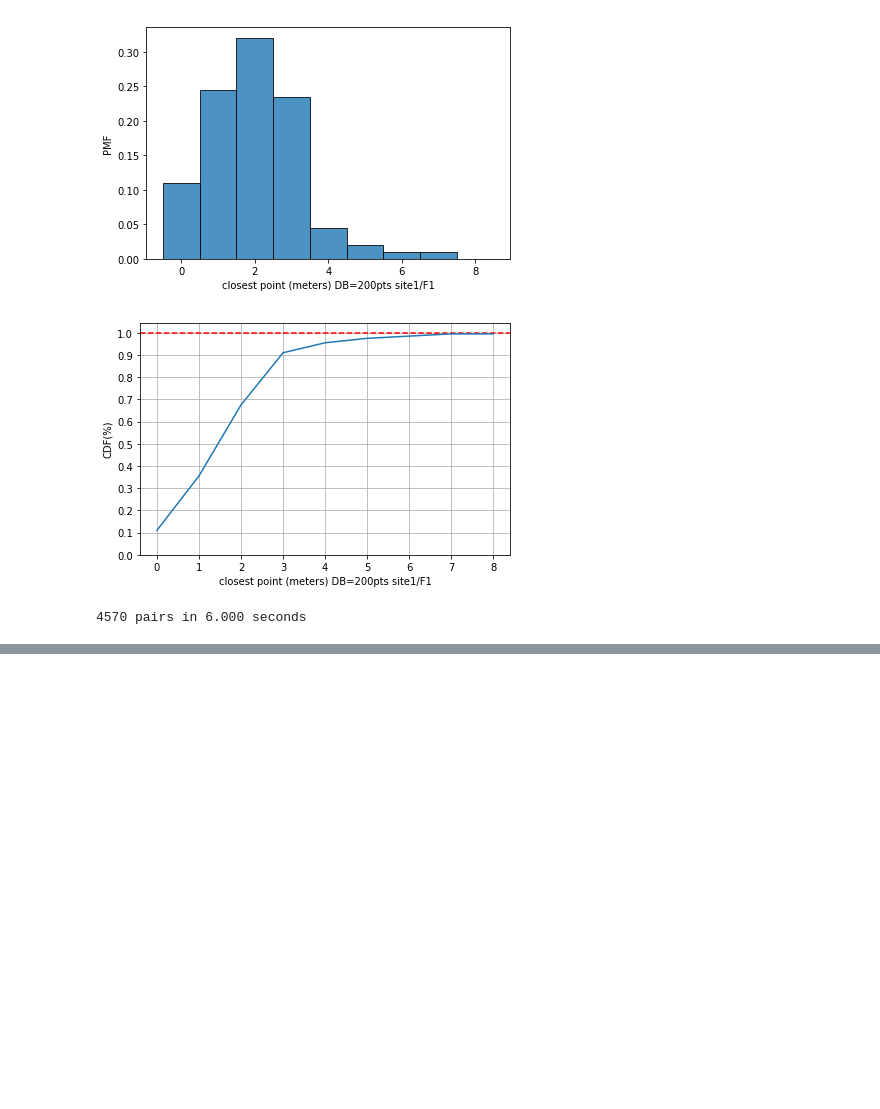
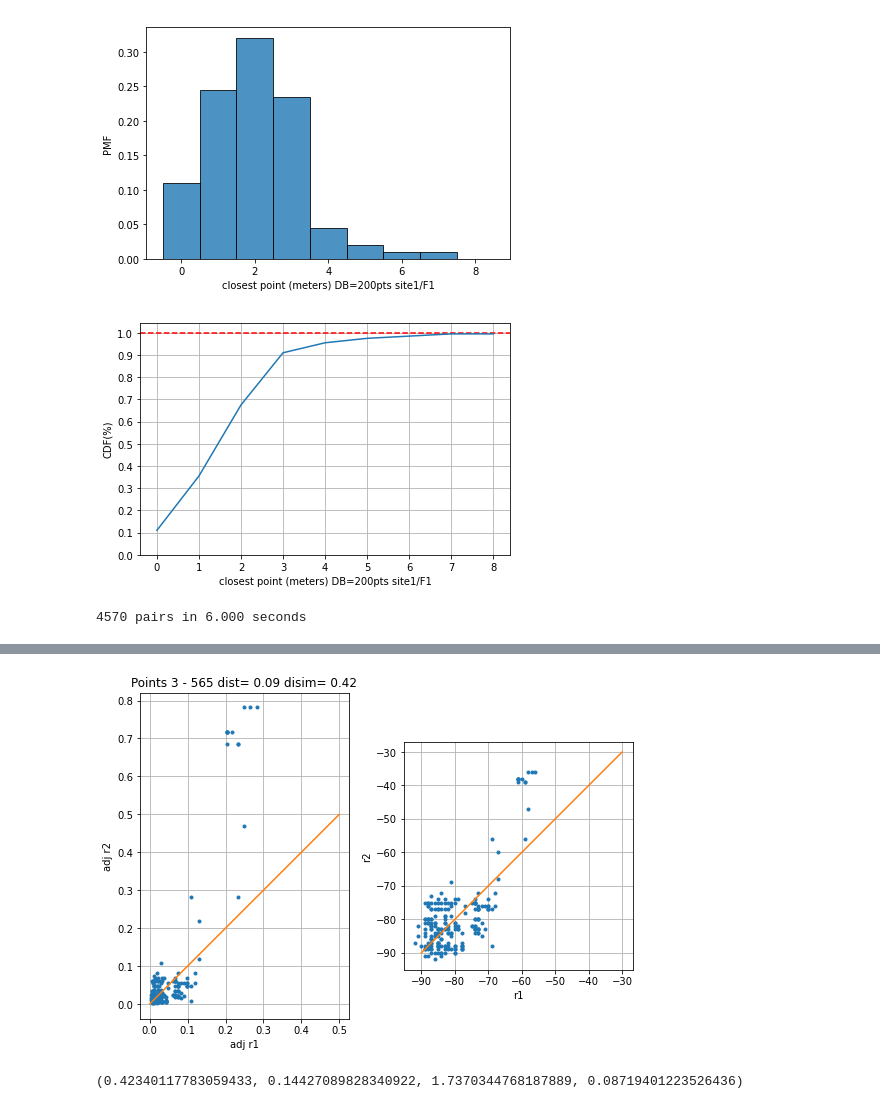
Before and after one commit to documenteinaer/similarity, a Jupyter notebook: similarity-indoor-competition.ipynb, the cells around one changed output, grey strips where cells are left out. Cells and saved outputs as stored; diff of their text form; code cells hidden in the pictures; blank space fills up the shorter version.

```diff
--- a/similarity-indoor-competition.ipynb
+++ b/similarity-indoor-competition.ipynb
@@ -27,6 +25,10 @@ for e in etaje_fnames:
     json_file = os.path.join(datadir, e)
     etaj = load_dataset_json(json_file)
     etaje.append(etaj)
+
+e = 0
+for c in etaje[e]:
+    precalculate(c)
 # %%
 import numpy as np
 from scipy.spatial.distance import braycurtis
@@ -226,14 +225,14 @@ for point in r:
         if eu_dist < 10.0:
             bd.append([ point, p, eu_dist,
                 compare_locations(etaje[e][point], etaje[e][p], selection = 'Average')])
-        """"
-        ks = np.append(ks, [point, p, eu_dist,
-                compare_locations(etaje[e][point], etaje[e][p], selection = 'KS')])
-        avg = np.append(avg, [point, p, eu_dist,
-                compare_locations(etaje[e][point], etaje[e][p], selection = 'Average')])
-        md = np.append(md, [point, p, eu_dist,
-                compare_locations(etaje[e][point], etaje[e][p], selection = 'Median')])
-        """
+            """
+            ks = np.append(ks, [point, p, eu_dist,
+                    compare_locations(etaje[e][point], etaje[e][p], selection = 'KS')])
+            avg = np.append(avg, [point, p, eu_dist,
+                    compare_locations(etaje[e][point], etaje[e][p], selection = 'Average')])
+            md = np.append(md, [point, p, eu_dist,
+                    compare_locations(etaje[e][point], etaje[e][p], selection = 'Median')])
+            """
 after = datetime.datetime.now()
 print(f"{len(bd)} pairs in {(after-before).seconds} seconds")
 # %% [output]
@@ -459,0 +450,60 @@ print(etaje[e][0]['fingerprints'], etaje[e][0]['ufingerprint'])
+# %%
+
+def compare_points(p1, p2, graph = False):
+    c1 = etaje[e][p1]
+    c2 = etaje[e][p2]
+
+    common_aps = list(set(c1['ufingerprint']['wifirssi'].keys()) & set(c2['ufingerprint']['wifirssi'].keys()))
+    r1 = [c1['ufingerprint']['wifirssi'][x] for x in common_aps]
+    r2 = [c2['ufingerprint']['wifirssi'][x] for x in common_aps]
+
+    bc =  braycurtis(adjust_rssi(r1), adjust_rssi(r2))
+    meddif = np.sqrt(np.median(np.abs(np.array(adjust_rssi(r1)) - np.array(adjust_rssi(r2)))))
+    eu_ss = np.sqrt(np.sum(np.square(np.array(adjust_rssi(r1)) - np.array(adjust_rssi(r2)))))
+    eu_dist = euclidean([c1['x'], c1['y'], c1['z']],
+                                [c2['x'], c2['y'], c2['z']])
+
+    if graph:
+        fig =  plt.figure(figsize=(9, 6))
+        ax = plt.subplot(1, 2, 1)
+        ax.set_aspect('equal')
+        plt.plot(adjust_rssi(r1), adjust_rssi(r2), ".", label='bestdir')
+        plt.plot([-0,0.5], [-0,0.5], "-")
+        plt.xlabel('adj r1')
+        plt.ylabel('adj r2')
+        plt.grid(True)
+        plt.title(f"Points {p1} - {p2} dist= {eu_dist:.2f} disim= {bc:.2f}" )
+        #plt.xticks(range(-90, -30, 5))
+        #plt.yticks(range(-90, -30, 5))
+        #plt.legend(loc="upper right",shadow=True, fancybox=True)
+        #plt.show()
+
+
+
+        ax = plt.subplot(1, 2, 2)
+        ax.set_aspect('equal')
+        plt.plot(r1, r2, ".", label='')
+        plt.plot([-90,-30], [-90,-30], "-")
+        plt.xlabel('r1')
+        plt.ylabel('r2')
+        plt.grid(True)
+        #plt.title(f"Floor={e} points={npct} pairs={len(bd)}")
+        #plt.xticks(range(-90, -30, 5))
+        #plt.yticks(range(-90, -30, 5))
+        #plt.legend(loc="upper right",shadow=True, fancybox=True)
+        plt.show()
+
+    #print("disim = ", braycurtis(adjust_rssi(r1), adjust_rssi(r2)))
+    #print("median diff = ", np.sqrt(np.median(np.abs(np.array(adjust_rssi(r1)) - np.array(adjust_rssi(r2))))))
+    #print("eu = ", np.sqrt(np.sum(np.square(np.array(adjust_rssi(r1)) - np.array(adjust_rssi(r2))))))
+
+    return (bc, meddif, eu_ss, eu_dist)
+
+
+print(compare_points(3, 565, True))
+print(compare_points(3, 2, True))
+print(compare_points(3, 4, False))
+print(compare_points(3, 5, True))
+# %% [output]
+[figure, added]
+(0.42340117783059433, 0.14427089828340922, 1.7370344768187889, 0.08719401223526436)
```
Also changed, not shown: parts of 9 cells of this notebook.
